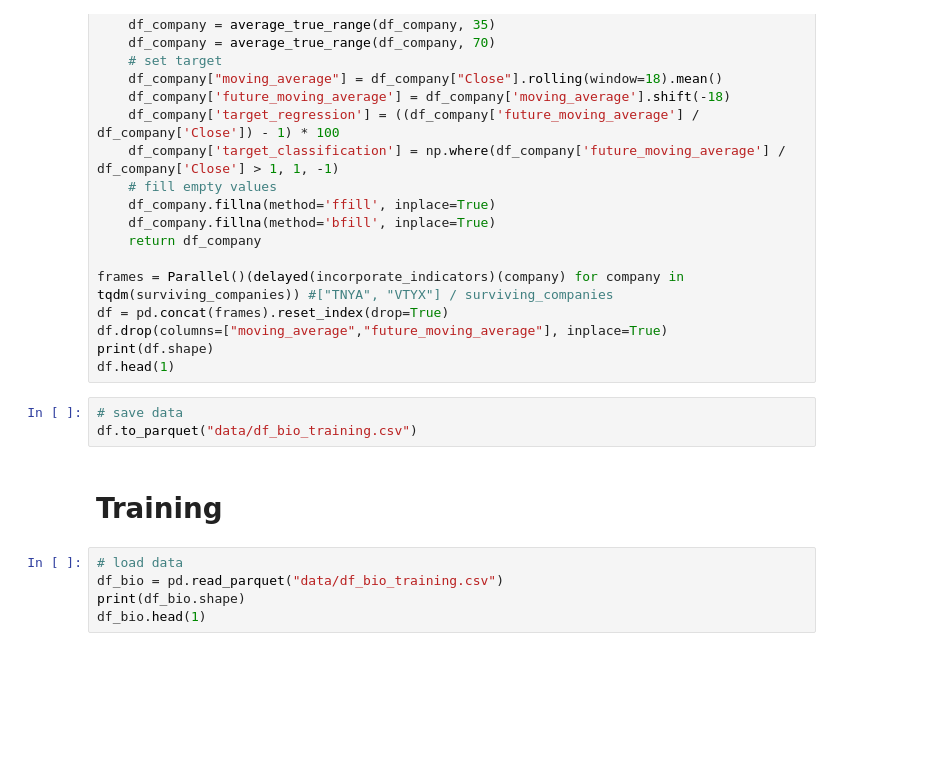
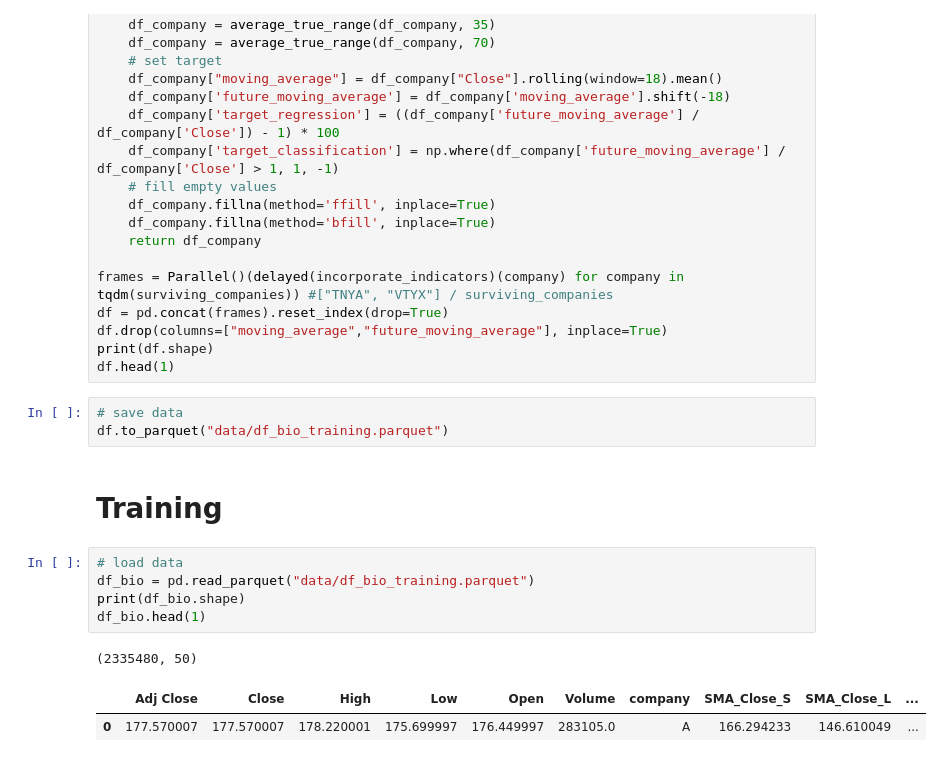
Before and after one commit to sanpier/ml_for_trading, a Jupyter notebook: stock_training.ipynb, the cells around one changed output. Drawn from its saved outputs; the diff is of its cells as text; blank space fills up the shorter version.

```diff
--- a/stock_training.ipynb
+++ b/stock_training.ipynb
@@ -128,11 +102,15 @@ print(df.shape)
 df.head(1)
 # %%
 # save data
-df.to_parquet("data/df_bio_training.csv")
+df.to_parquet("data/df_bio_training.parquet")
 # %% [markdown]
 # Training
 # %%
 # load data
-df_bio = pd.read_parquet("data/df_bio_training.csv")
+df_bio = pd.read_parquet("data/df_bio_training.parquet")
 print(df_bio.shape)
 df_bio.head(1)
+# %% [output]
+(2335480, 50)
+|  | Adj Close | Close | High | Low | Open | Volume | company | SMA_Close_S | SMA_Close_L | ... |
+| 0 | 177.570007 | 177.570007 | 178.220001 | 175.699997 | 176.449997 | 283105.0 | A | 166.294233 | 146.610049 | ... |
```
Also changed, not shown: parts of 35 cells of this notebook, 4 other files.
